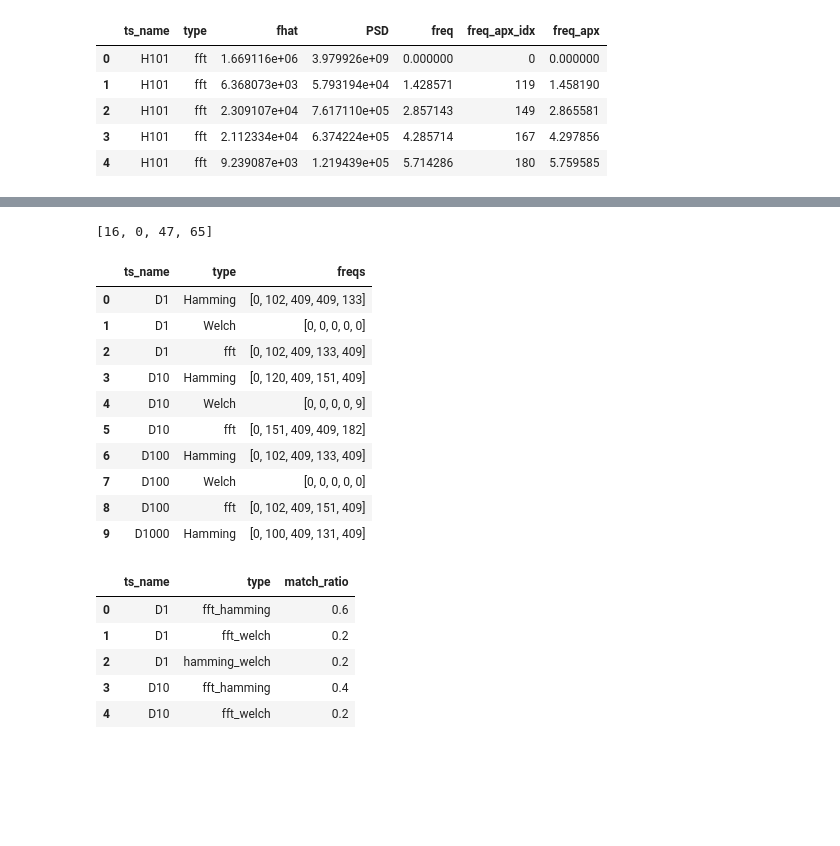
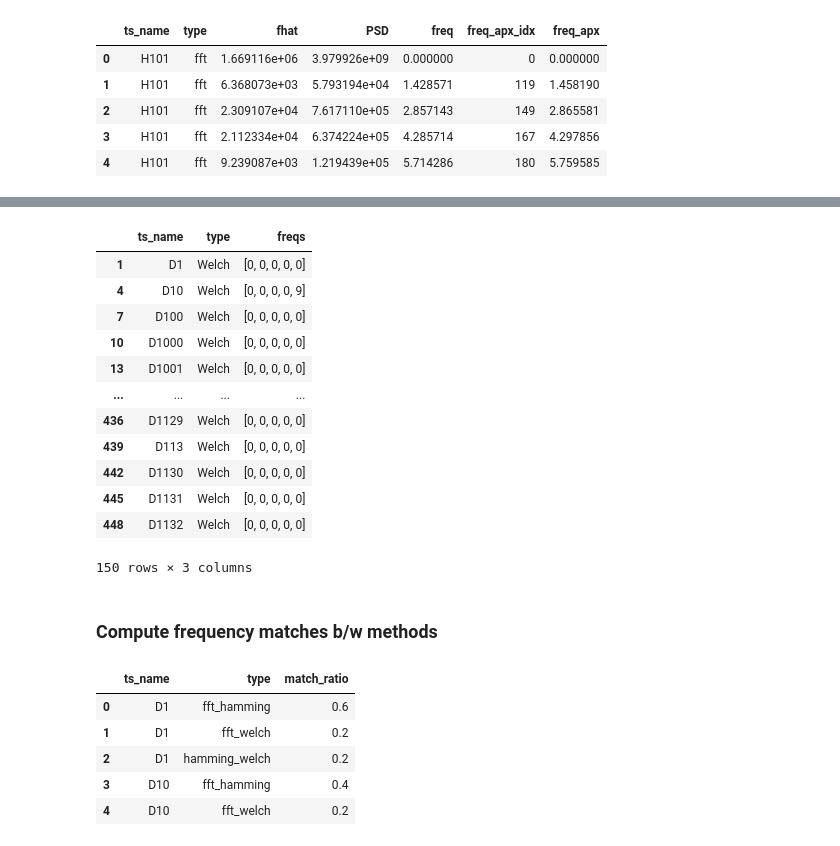
Before and after one commit to philippbeer/ts_search_engine, a Jupyter notebook: notebooks/window_analysis.ipynb, the cells around one changed output, grey strips where cells are left out. Drawn from its saved outputs; the diff is of its cells as text; code cells hidden in the pictures; blank space fills up the shorter version.

```diff
--- a/notebooks/window_analysis.ipynb
+++ b/notebooks/window_analysis.ipynb
@@ -8,2 +14,2 @@ from tqdm.notebook import tqdm
 # %%
-df = pd.read_csv("../df_approx_windows.csv")
+df = pd.read_csv("../data/df_approx_windows.csv")
@@ -41,4 +24,0 @@ df_tmp = df[(df['ts_name']=='M36203') &
-# %%
-df_tmp.sort_values(by='PSD', ascending=False)[:4]['freq_apx_idx'].to_list()
-# %% [output]
-[16, 0, 47, 65]
@@ -68,19 +46,21 @@ df_reduced.to_csv("../df_top_5_freq_windows.csv")
 # %%
-df_test = df_reduced[:9]
+df_reduced[df_reduced['type']=='Welch'][:150]
+# %% [output]
+|  | ts_name | type | freqs |
+| 1 | D1 | Welch | [0, 0, 0, 0, 0] |
+| 4 | D10 | Welch | [0, 0, 0, 0, 9] |
+| 7 | D100 | Welch | [0, 0, 0, 0, 0] |
+| 10 | D1000 | Welch | [0, 0, 0, 0, 0] |
+| 13 | D1001 | Welch | [0, 0, 0, 0, 0] |
+| ... | ... | ... | ... |
+| 436 | D1129 | Welch | [0, 0, 0, 0, 0] |
+| 439 | D113 | Welch | [0, 0, 0, 0, 0] |
+| 442 | D1130 | Welch | [0, 0, 0, 0, 0] |
+| 445 | D1131 | Welch | [0, 0, 0, 0, 0] |
+| 448 | D1132 | Welch | [0, 0, 0, 0, 0] |
+150 rows × 3 columns
-# %%
-df_test
-# %% [output]
-|  | ts_name | type | freqs |
-| 0 | D1 | Hamming | [0, 102, 409, 409, 133] |
-| 1 | D1 | Welch | [0, 0, 0, 0, 0] |
-| 2 | D1 | fft | [0, 102, 409, 133, 409] |
-| 3 | D10 | Hamming | [0, 120, 409, 151, 409] |
-| 4 | D10 | Welch | [0, 0, 0, 0, 9] |
-| 5 | D10 | fft | [0, 151, 409, 409, 182] |
-| 6 | D100 | Hamming | [0, 102, 409, 133, 409] |
-| 7 | D100 | Welch | [0, 0, 0, 0, 0] |
-| 8 | D100 | fft | [0, 102, 409, 151, 409] |
-| 9 | D1000 | Hamming | [0, 100, 409, 131, 409] |
+# %% [markdown]
+### Compute frequency matches b/w methods
 # %%
 names = []
 types = []
```
Also changed, not shown: parts of 40 cells of this notebook, 2 other files.
